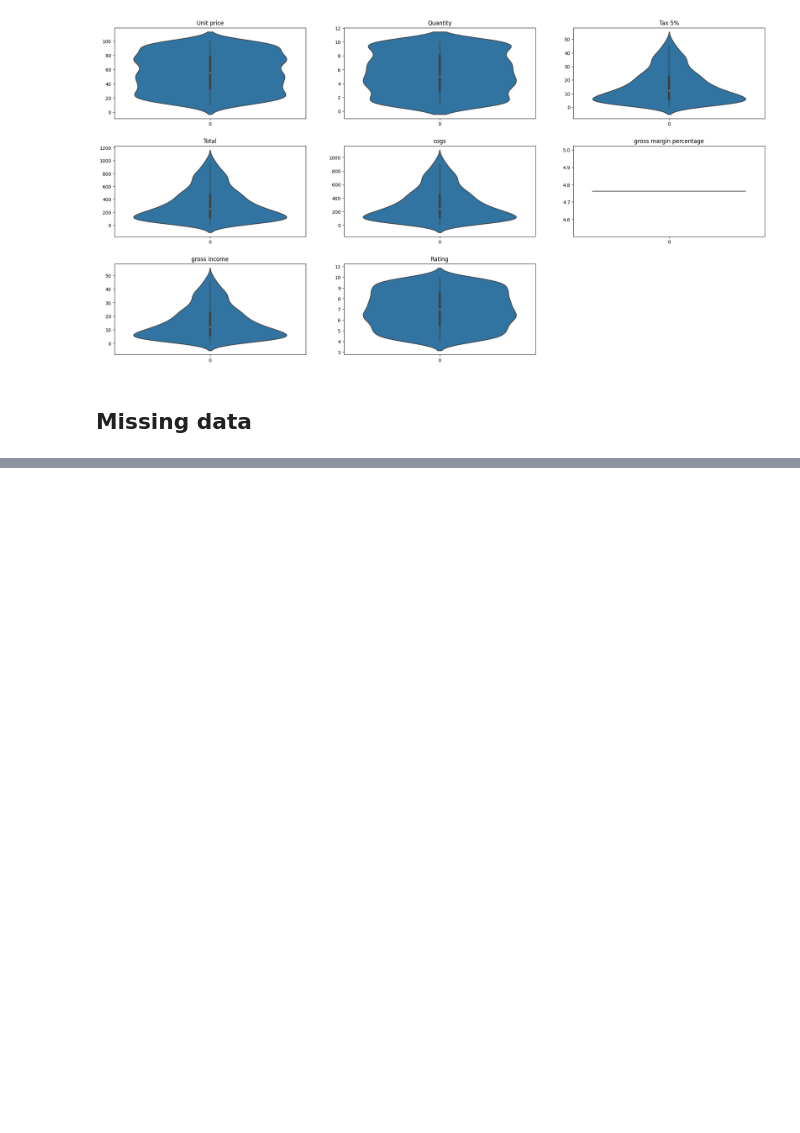
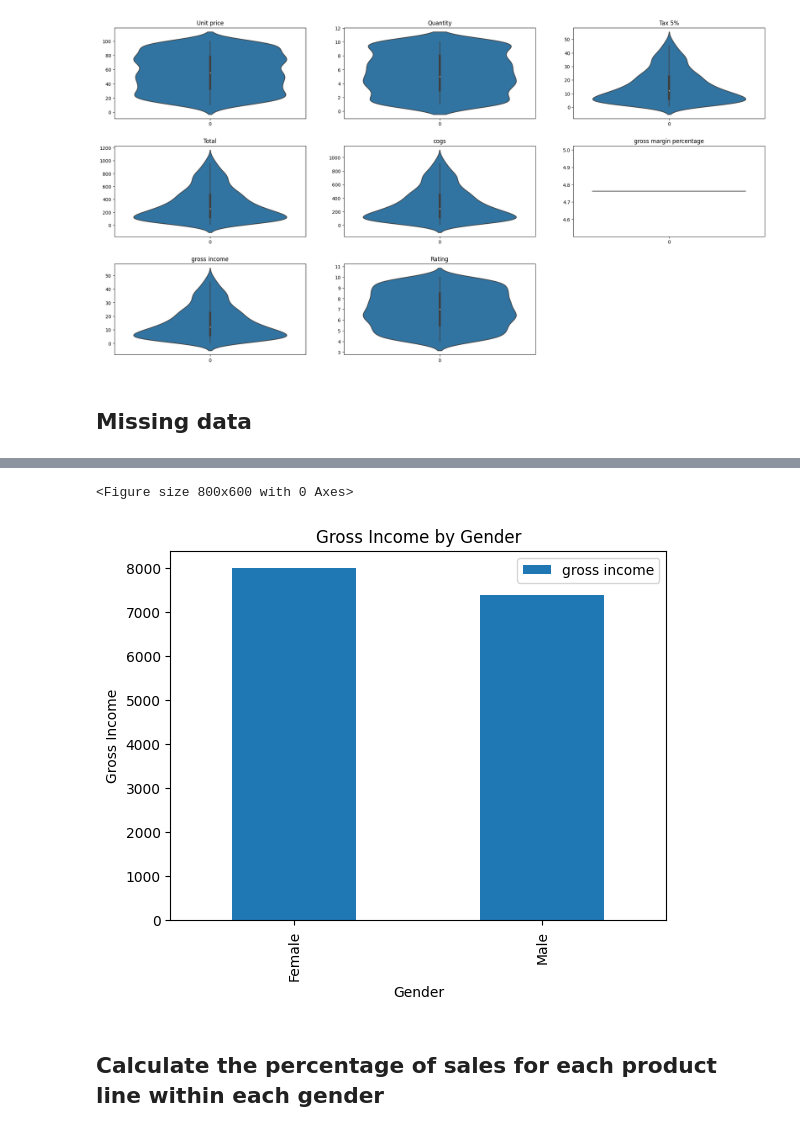
Before and after one commit to buli03/Supermarket_Sales_Analysis, a Jupyter notebook: Supermarket_sales.ipynb, the cells around one changed output, grey strips where cells are left out. Drawn from its saved outputs; the diff is of its cells as text; code cells hidden in the pictures; blank space fills up the shorter version.

```diff
--- a/Supermarket_sales.ipynb
+++ b/Supermarket_sales.ipynb
@@ -153,0 +190,14 @@ summary
+# %%
+profits_by_gender = supermarket_data.groupby('Gender')['gross income'].sum().reset_index()
+# %%
+plt.figure(figsize=(8, 6))
+profits_by_gender.plot(kind='bar', x='Gender', y='gross income')
+plt.title('Gross Income by Gender')
+plt.xlabel('Gender')
+plt.ylabel('Gross Income')
+plt.show()
+# %% [output]
+<Figure size 800x600 with 0 Axes>
+[figure, added]
+# %% [markdown]
+## Calculate the percentage of sales for each product line within each gender
```
Also changed, not shown: parts of 9 cells of this notebook, 1 other file.
